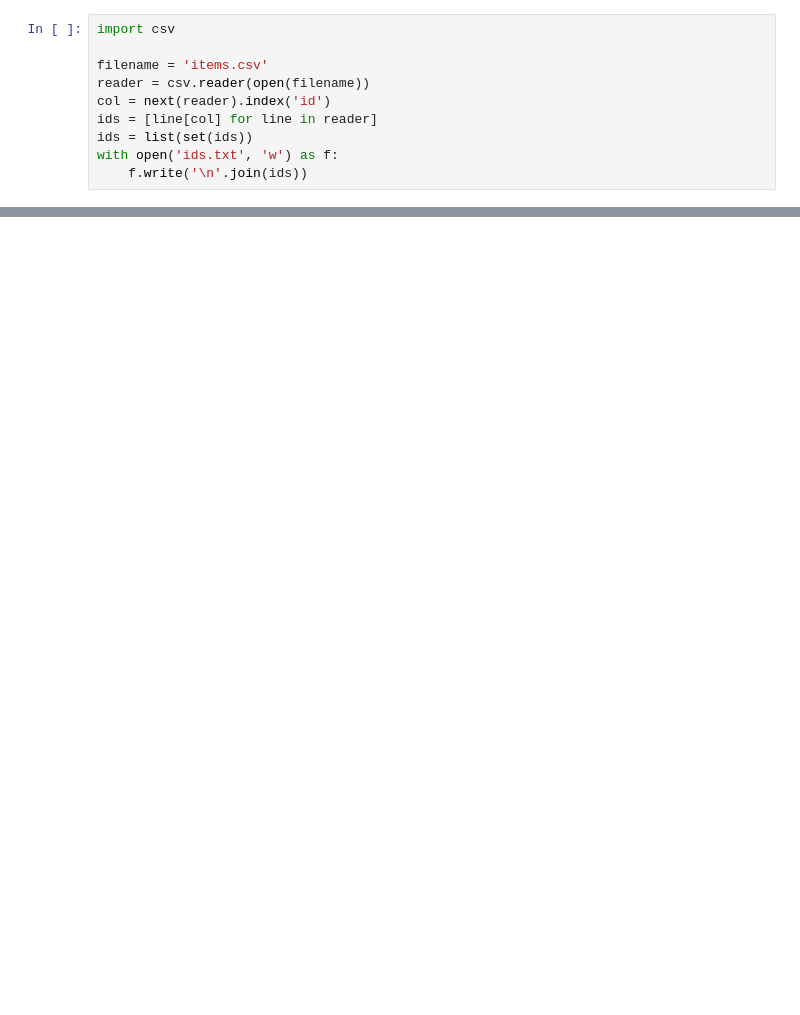
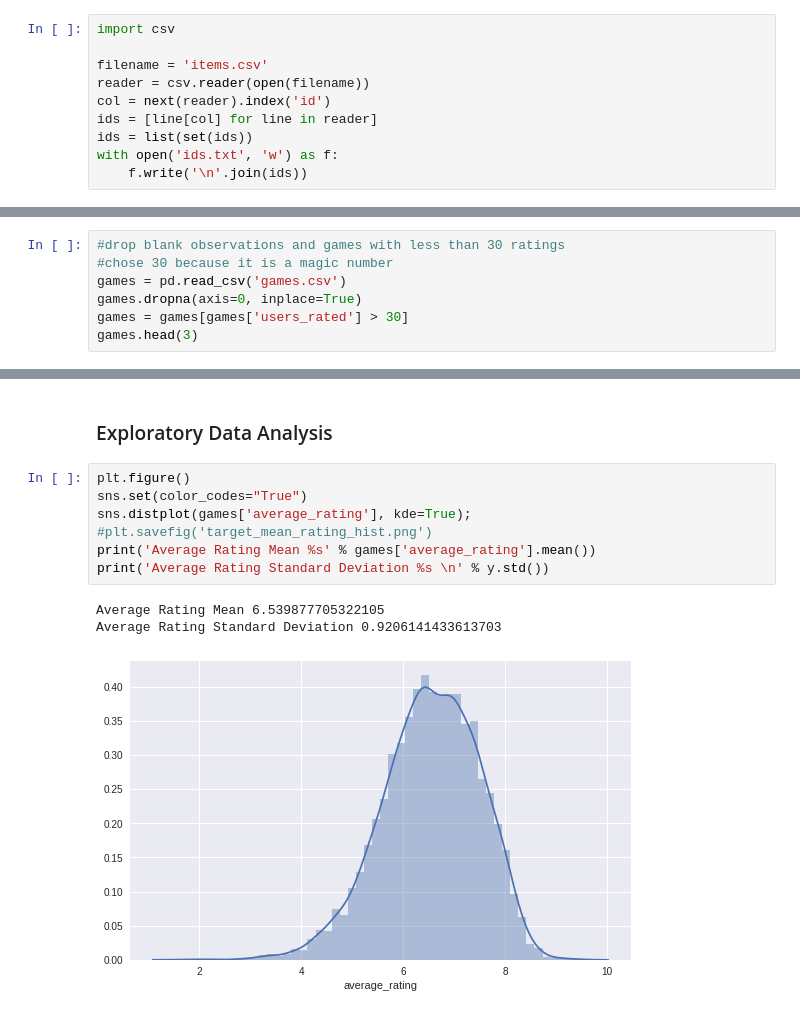
Before and after one commit to ShadowBrandon/Metis-Submissions, a Jupyter notebook: projects/02 Luther/Luther.ipynb, the cells around one changed output, grey strips where cells are left out. Cells and saved outputs as stored; diff of their text form; blank space fills up the shorter version.

Commit message:
added graphs

```diff
--- a/projects/02 Luther/Luther.ipynb
+++ b/projects/02 Luther/Luther.ipynb
@@ -149,0 +143,7 @@ games.head()
+# %%
+#drop blank observations and games with less than 30 ratings
+#chose 30 because it is a magic number
+games = pd.read_csv('games.csv')
+games.dropna(axis=0, inplace=True)
+games = games[games['users_rated'] > 30]
+games.head(3)
@@ -149,0 +155,13 @@ games.head()
+# %% [markdown]
+### Exploratory Data Analysis
+# %%
+plt.figure()
+sns.set(color_codes="True")
+sns.distplot(games['average_rating'], kde=True);
+#plt.savefig('target_mean_rating_hist.png')
+print('Average Rating Mean %s' % games['average_rating'].mean())
+print('Average Rating Standard Deviation %s \n' % y.std())
+# %% [output]
+Average Rating Mean 6.539877705322105
+Average Rating Standard Deviation 0.9206141433613703
+[figure, added]
```
Also changed, not shown: parts of 30 cells of this notebook, 4 other files.
